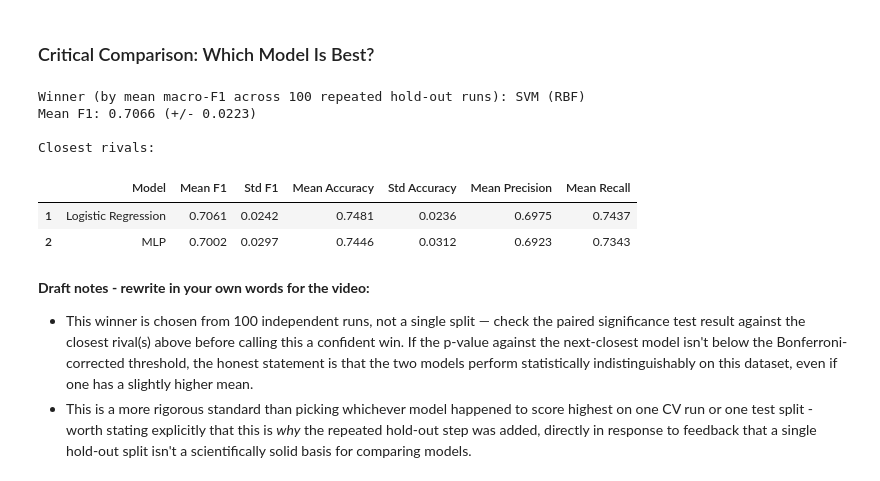
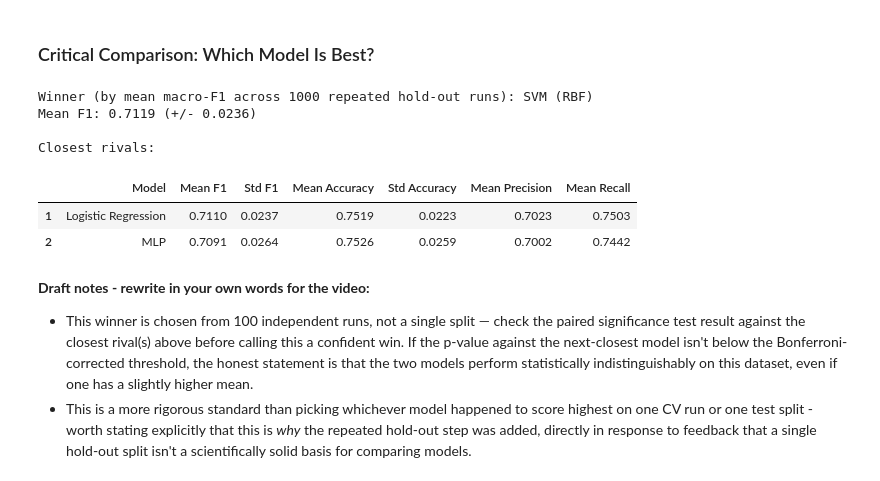
Before and after one commit to DrinJKPI/Machine-Learning-Assignments, a Jupyter notebook: ml_cwk_2_resub_1.ipynb, the cells around one changed output. Saved outputs shown, nothing was run; the diff lists cells and outputs as text; code cells hidden in the pictures.

```diff
--- a/ml_cwk_2_resub_1.ipynb
+++ b/ml_cwk_2_resub_1.ipynb
@@ -712,20 +712,20 @@ summary_100
 # %% [markdown]
 ### Critical Comparison: Which Model Is Best?
 # %%
-final_winner = summary_100.iloc[0]['Model']
-print(f"Winner (by mean macro-F1 across 100 repeated hold-out runs): {final_winner}")
-print(f"Mean F1: {summary_100.iloc[0]['Mean F1']:.4f} (+/- {summary_100.iloc[0]['Std F1']:.4f})")
+final_winner = summary_1000.iloc[0]['Model']
+print(f"Winner (by mean macro-F1 across 1000 repeated hold-out runs): {final_winner}")
+print(f"Mean F1: {summary_1000.iloc[0]['Mean F1']:.4f} (+/- {summary_1000.iloc[0]['Std F1']:.4f})")
 print()
 print("Closest rivals:")
-summary_100.iloc[1:3]
+summary_1000.iloc[1:3]
 # %% [output]
-Winner (by mean macro-F1 across 100 repeated hold-out runs): SVM (RBF)
-Mean F1: 0.7066 (+/- 0.0223)
+Winner (by mean macro-F1 across 1000 repeated hold-out runs): SVM (RBF)
+Mean F1: 0.7119 (+/- 0.0236)
 
 Closest rivals:
 |  | Model | Mean F1 | Std F1 | Mean Accuracy | Std Accuracy | Mean Precision | Mean Recall |
-| 1 | Logistic Regression | 0.7061 | 0.0242 | 0.7481 | 0.0236 | 0.6975 | 0.7437 |
-| 2 | MLP | 0.7002 | 0.0297 | 0.7446 | 0.0312 | 0.6923 | 0.7343 |
+| 1 | Logistic Regression | 0.7110 | 0.0237 | 0.7519 | 0.0223 | 0.7023 | 0.7503 |
+| 2 | MLP | 0.7091 | 0.0264 | 0.7526 | 0.0259 | 0.7002 | 0.7442 |
 # %% [markdown]
 **Draft notes - rewrite in your own words for the video:**
 
```
Also changed, not shown: parts of 2 cells of this notebook.
